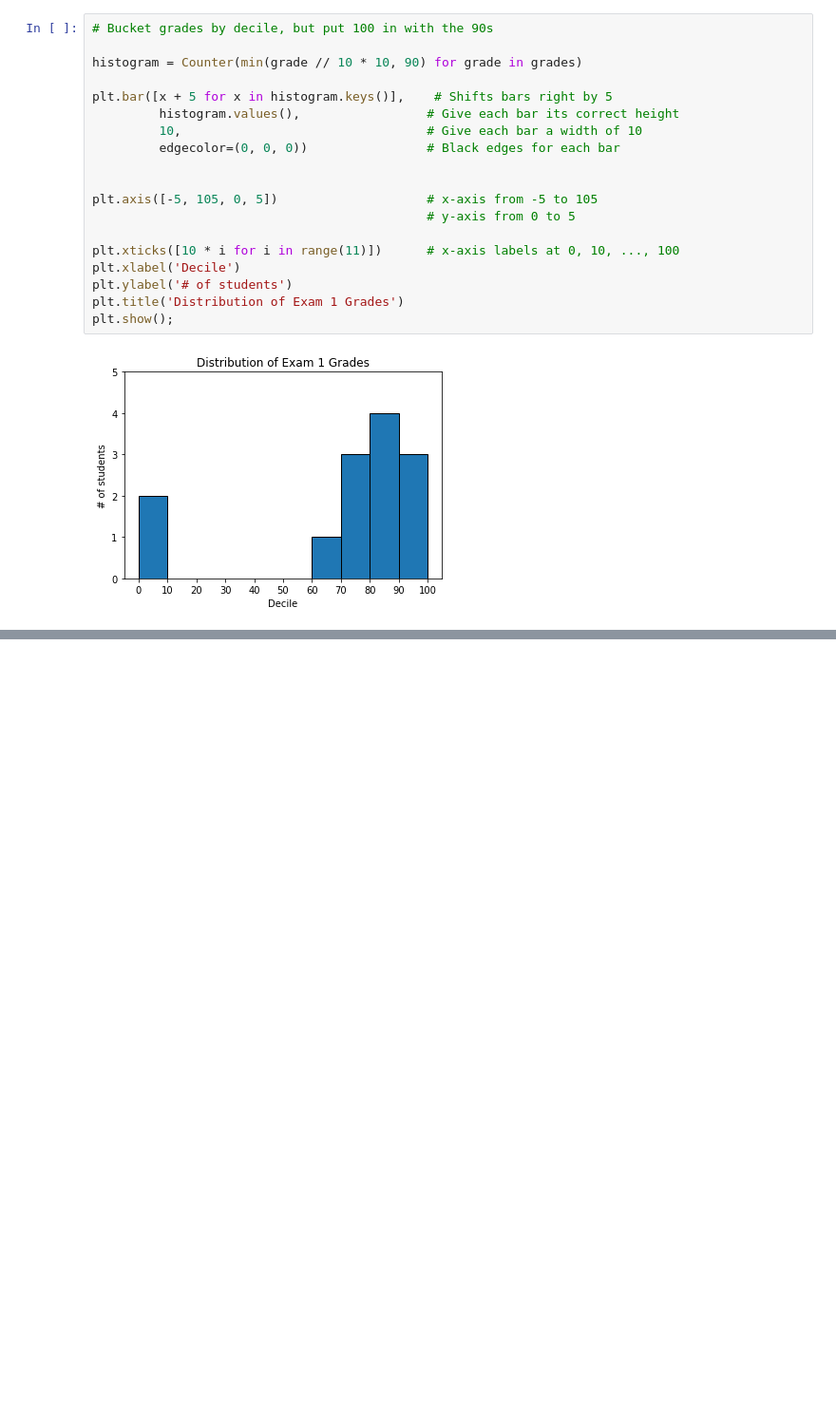
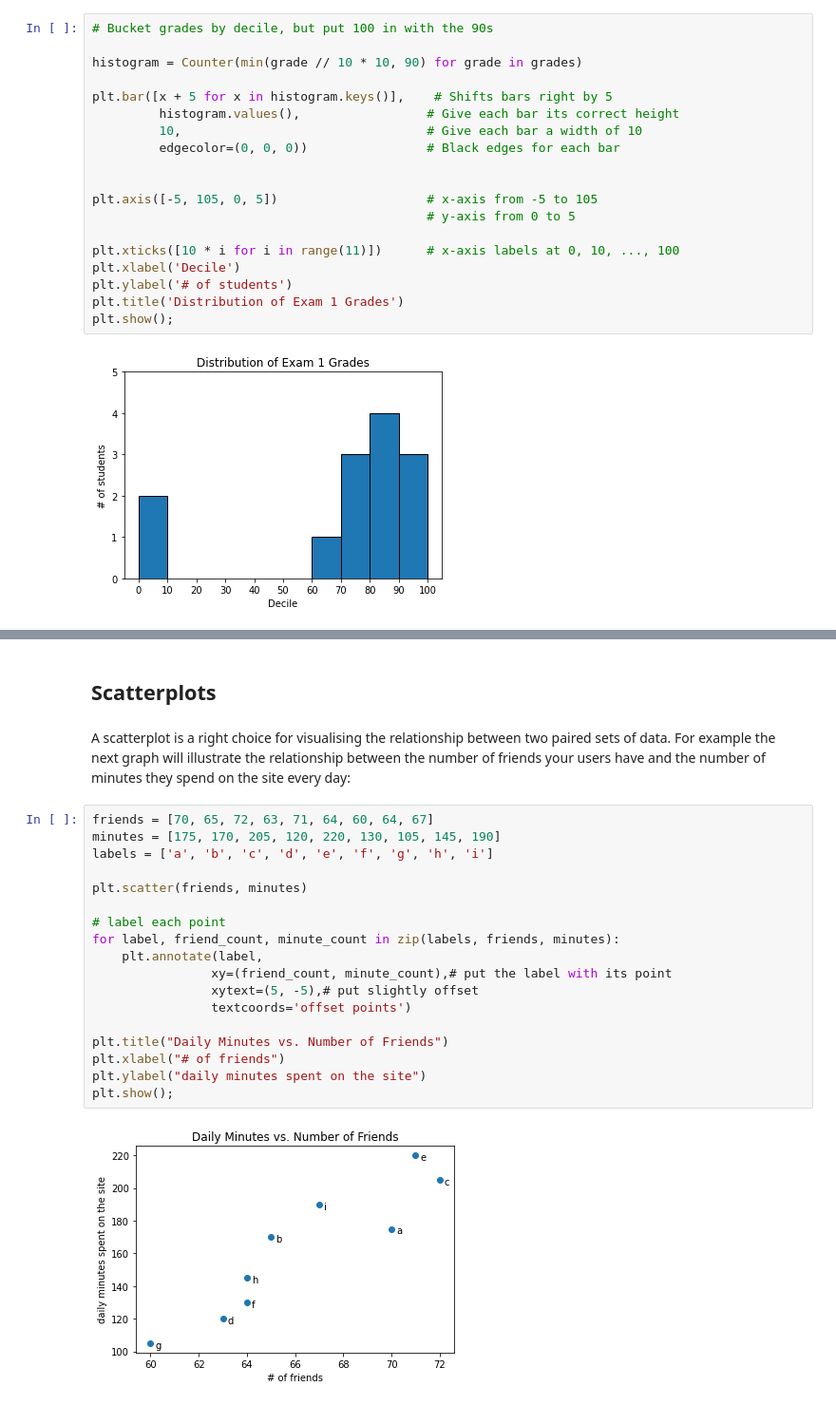
Before and after one commit to Tower5954/Data-Science-from-Scratch, a Jupyter notebook: Chapter 3 - Visualising Data.ipynb, the cells around one changed output, grey strips where cells are left out. Shown at 95% size. Cells and saved outputs as stored; diff of their text form; blank space fills up the shorter version.

```diff
--- a/Chapter 3 - Visualising Data.ipynb
+++ b/Chapter 3 - Visualising Data.ipynb
@@ -80,0 +151,24 @@ plt.show();
+# %% [markdown]
+## Scatterplots
+# %% [markdown]
+A scatterplot is a right choice for visualising the relationship between two paired sets of data. For example the next graph will illustrate the relationship between the number of friends your users have and the number of minutes they spend on the site every day:
+# %%
+friends = [70, 65, 72, 63, 71, 64, 60, 64, 67]
+minutes = [175, 170, 205, 120, 220, 130, 105, 145, 190]
+labels = ['a', 'b', 'c', 'd', 'e', 'f', 'g', 'h', 'i']
+
+plt.scatter(friends, minutes)
+
+# label each point
+for label, friend_count, minute_count in zip(labels, friends, minutes):
+    plt.annotate(label,
+                xy=(friend_count, minute_count),# put the label with its point
+                xytext=(5, -5),# put slightly offset
+                textcoords='offset points')
+
+plt.title("Daily Minutes vs. Number of Friends")
+plt.xlabel("# of friends")
+plt.ylabel("daily minutes spent on the site")
+plt.show();
+# %% [output]
+[figure, added]
```
Also changed, not shown: parts of 10 cells of this notebook.
